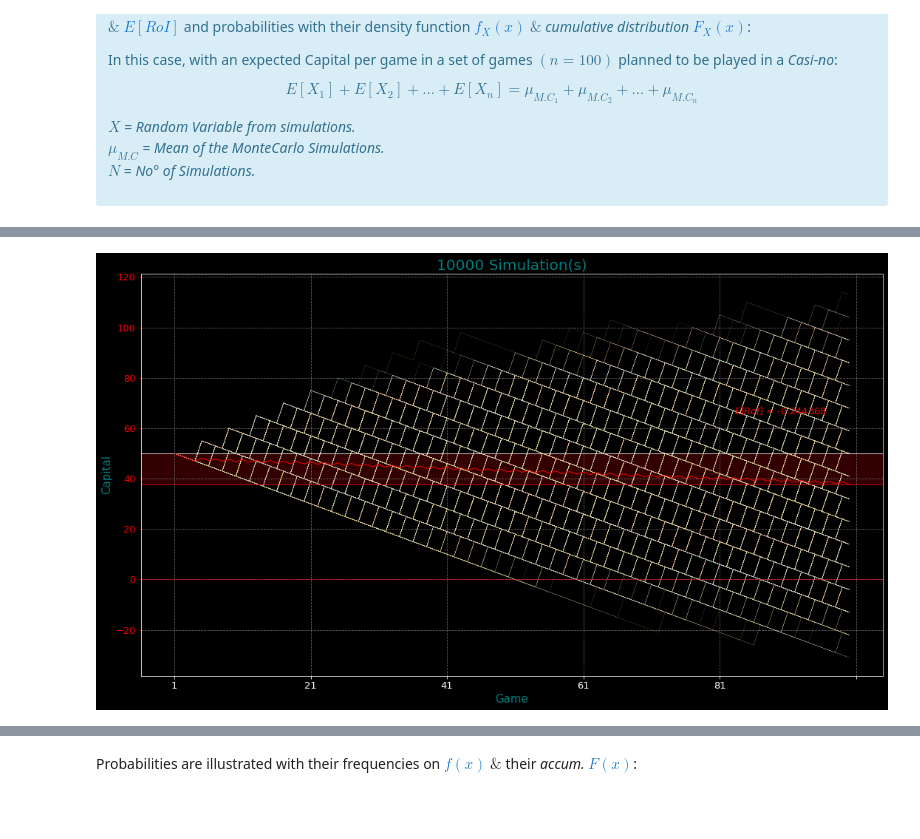
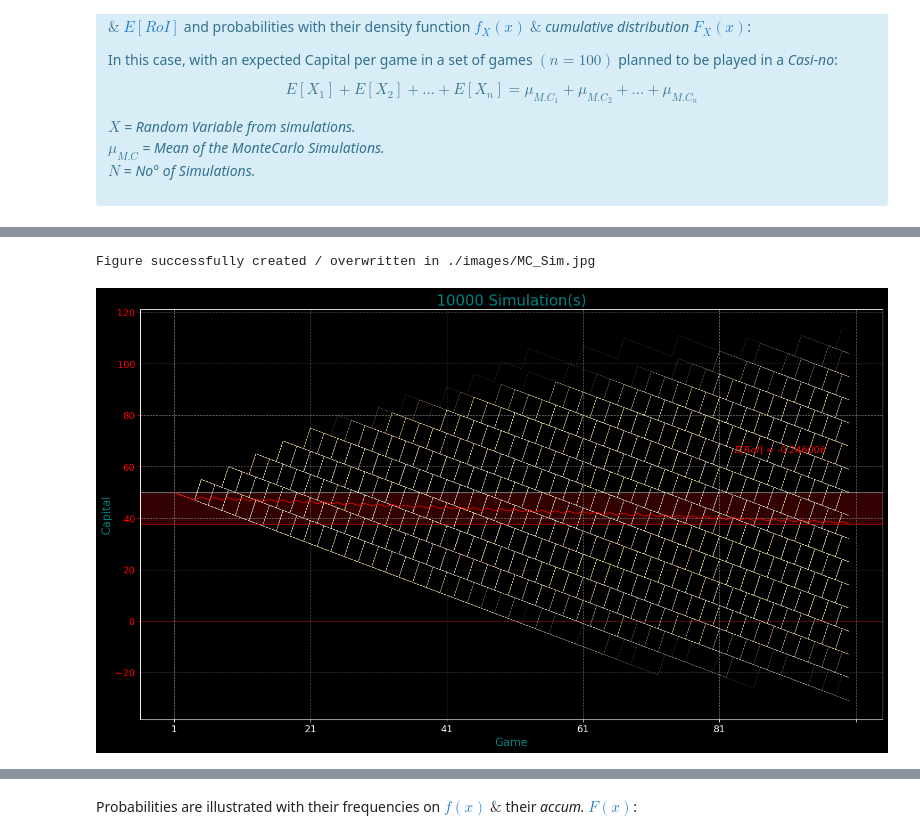
Before and after one commit to EMarquez7/Examen-1, a Jupyter notebook: MC-Simulation.ipynb, the cells around one changed output, grey strips where cells are left out. Saved outputs shown, nothing was run; the diff lists cells and outputs as text; code cells hidden in the pictures; blank space fills up the shorter version.

```diff
--- a/MC-Simulation.ipynb
+++ b/MC-Simulation.ipynb
@@ -142,5 +156,6 @@ fn.tab_md(EX.T)
 # %%
-MC_plot(df1, EX, 'Game', 'Capital')
+vs.MC_plot(df1, EX, 'Game', 'Capital', 'MC_Sim', 'jpg')
 # %% [output]
+Figure successfully created / overwritten in ./images/MC_Sim.jpg
-[figure, old version]
+[figure, new version]
 # %%
```
Also changed, not shown: parts of 27 cells of this notebook, 12 other files.
